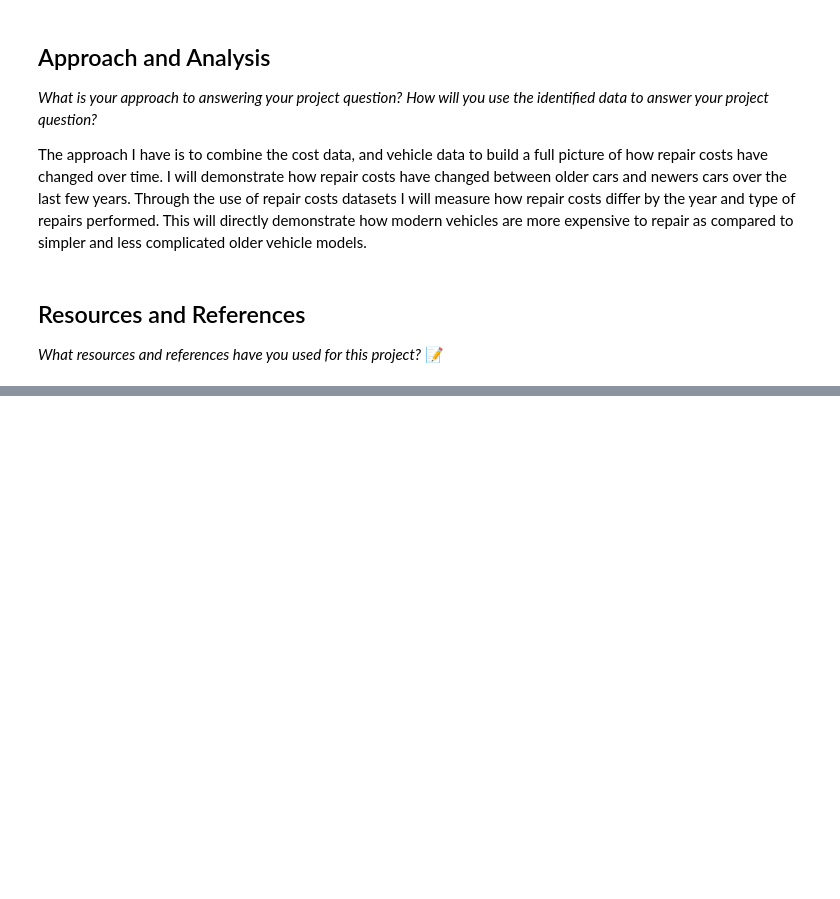
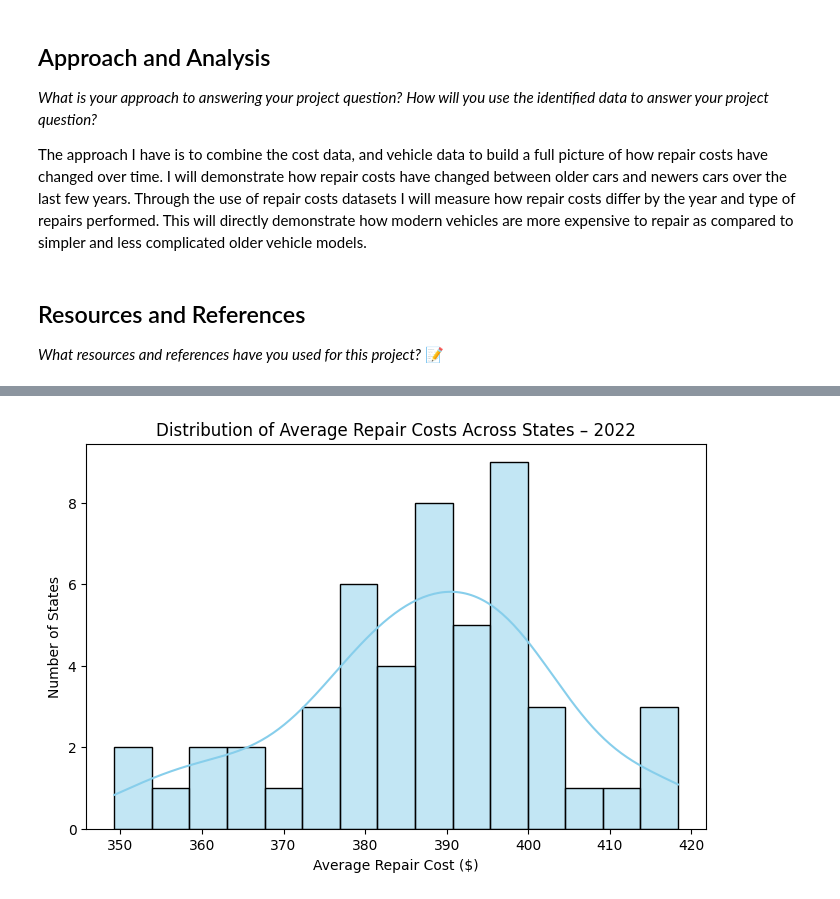
Before and after one commit to IT4063C001-Fall2025/final-project-CalebMastruserio, a Jupyter notebook: source.ipynb, the cells around one changed output, grey strips where cells are left out. Saved outputs shown, nothing was run; the diff lists cells and outputs as text; code cells hidden in the pictures; blank space fills up the shorter version.

```diff
--- a/source.ipynb
+++ b/source.ipynb
@@ -48,0 +89,7 @@ https://www.kaggle.com/datasets/shorooq77/car-parts-price-estimation
+# %%
+import pandas as pd
+
+df = pd.read_csv(r"c:\Users\kid0001\Documents\University of Cincinnati\Fall Semester 2025\DATA TECH ANALYTICS\Final Project Stuff\2022CarMD.csv")
+
+print(df.head())
+print(df.info())
@@ -48,0 +114,3 @@ https://www.kaggle.com/datasets/shorooq77/car-parts-price-estimation
+# %%
+df.columns = df.columns.str.replace(" ", "_").str.replace(r"[^\w]", "", regex=True)
+print(df.columns)
@@ -48,0 +121,7 @@ https://www.kaggle.com/datasets/shorooq77/car-parts-price-estimation
+# %%
+numeric_cols = ['AvgLabor_Cost', 'Avg_Parts_Cost', 'Avg_Repair_Costs_Parts__Labor']
+
+for col in numeric_cols:
+    df[col] = df[col].replace('[\$,]', '', regex=True).astype(float)
+
+print(df.head())
@@ -48,0 +157,12 @@ https://www.kaggle.com/datasets/shorooq77/car-parts-price-estimation
+# %%
+## Visual 1: Histogram – Distribution of Total Repair Costs
+# This is what have used to show the typical range VS higher cost outliers.
+
+plt.figure(figsize=(8,5))
+sns.histplot(df['Avg_Repair_Costs_Parts__Labor'], bins=15, kde=True, color='skyblue')
+plt.title("Distribution of Average Repair Costs Across States – 2022")
+plt.xlabel("Average Repair Cost ($)")
+plt.ylabel("Number of States")
+plt.show()
+# %% [output]
+[figure, added]
```
Also changed, not shown: parts of 15 cells of this notebook, 1 other file.
